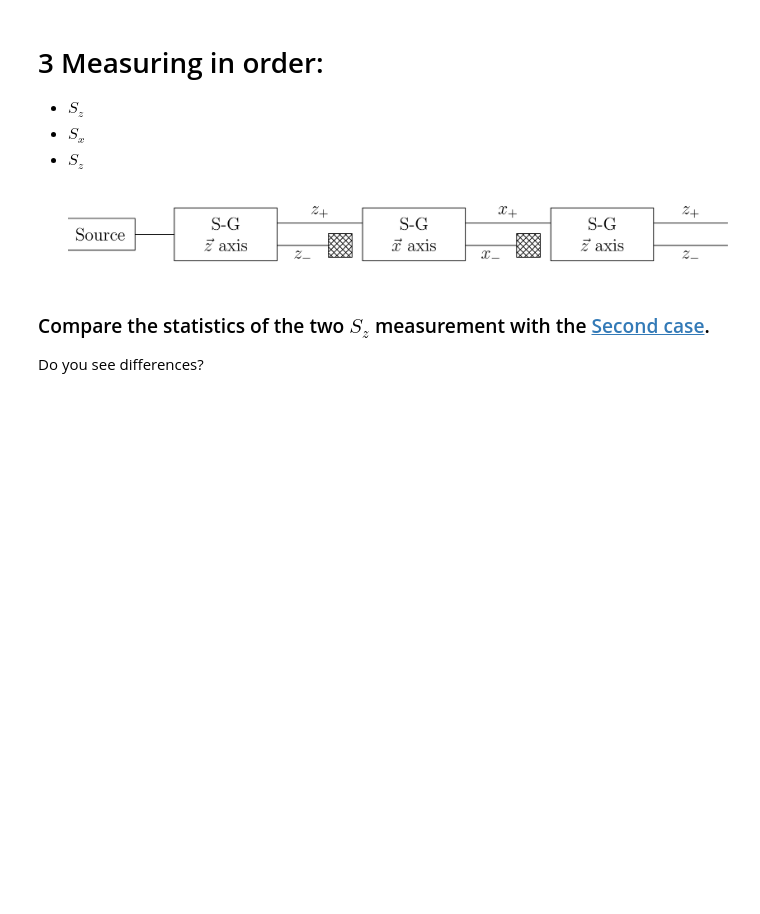
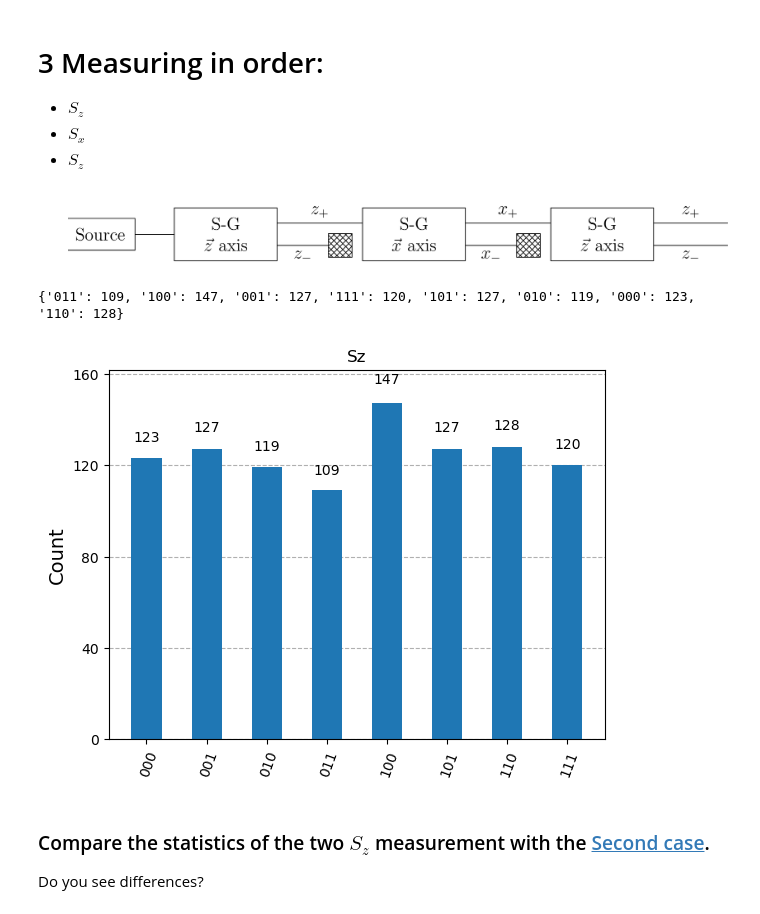
Before and after one commit to valdo92/QC_PSL_week, a Jupyter notebook: Lecture 1/01_2_Stern_Gerlach.ipynb, the cells around one changed output. Saved outputs shown, nothing was run; the diff lists cells and outputs as text; code cells hidden in the pictures; blank space fills up the shorter version.

```diff
--- a/Lecture 1/01_2_Stern_Gerlach.ipynb
+++ b/Lecture 1/01_2_Stern_Gerlach.ipynb
@@ -245,3 +314,71 @@ qc.barrier()
+# %%
+# Exercise: Write the circuit and simulate it
+
+# Build such circuit
+#step 2: random initial state and 2 Z measurements
+
+theta = Parameter("θ")
+phi = Parameter("$\phi$")
+
+# Define registers
+qr = QuantumRegister(1, 'q')
+cr = ClassicalRegister(3, 'c')
+qc = QuantumCircuit(qr, cr)
+
+
+# Initial quantum state is always considered to be |0⟩
+# Apply random rotations to get a random circuit
+qc.rx(theta, 0)
+qc.rz(phi, 0)
+
+# Measure
+qc.measure(0,0)
+
+# Second measurement
+qc.barrier(0,0)
+qc.h(0)
+qc.measure(0,1)
+qc.h(0)
+qc.measure(0,2)
+qc.draw('mpl')
+
+
+
+
+# Run the circuit and plot the statistics
+
+#exercise: simulate the circuit and plot the statistics
+import random
+from numpy import pi
+
+# This uses a local simulator
+from qiskit_aer import AerSimulator
+
+N_measurements = 1_000
+
+theta_vec = pi*np.random.random(N_measurements)
+phi_vec = 2*pi*np.random.random(N_measurements)
+
+parameters = [(theta, phi) for theta, phi in zip(theta_vec, phi_vec)]
+# This generates a simulator that mimics the real quantum system
+backend_sim = AerSimulator()
+
+# Import an estimator, this time from qiskit (we import from Runtime for real hardware)
+from qiskit.primitives import BackendSampler
+sampler = Sampler(mode = backend_sim)
+
+num_shots = 1
+
+# This runs the job
+dist = sampler.run([(qc,parameters,num_shots)]).result()
+
+# Extracting the counts
+counts=dist[0].data.c.get_counts()
+print(counts)
+plot_histogram(counts, title="Sz")
+# %% [output]
+{'011': 109, '100': 147, '001': 127, '111': 120, '101': 127, '010': 119, '000': 123, '110': 128}
+[figure, added]
 # %% [markdown]
 ### Compare the statistics of the two $S_z$ measurement with the [Second case](#2Sz).
 Do you see differences?
```
Also changed, not shown: parts of 31 cells of this notebook.
